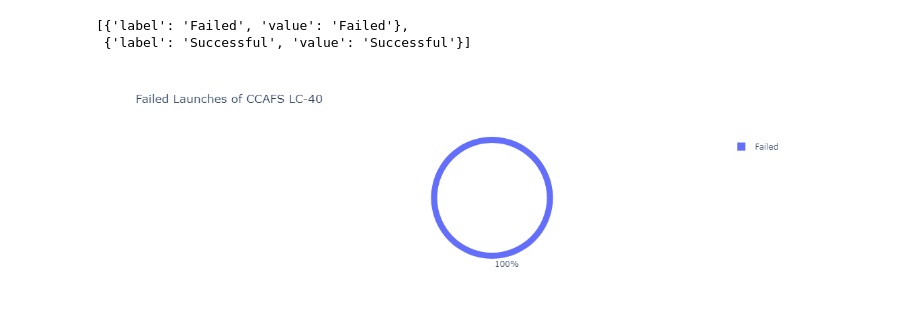
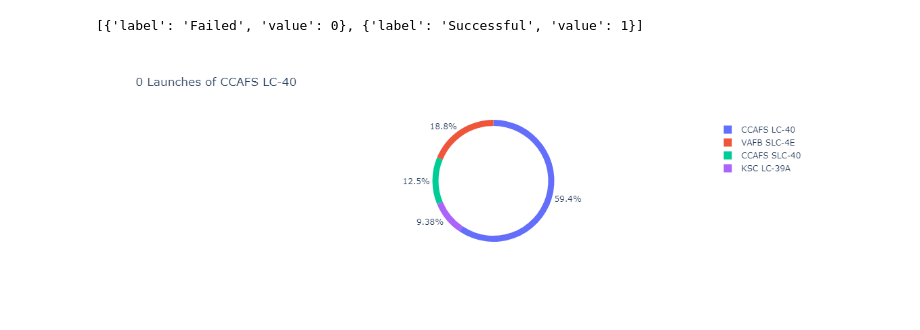
Before and after one commit to imabiodun/IBM-Capstone-Project, a Jupyter notebook: Viz Analysis and Folium/SpaceX_Launch DasbBoard.ipynb, the cells around one changed output. Saved outputs shown, nothing was run; the diff lists cells and outputs as text; code cells hidden in the pictures.

```diff
--- a/Viz Analysis and Folium/SpaceX_Launch DasbBoard.ipynb
+++ b/Viz Analysis and Folium/SpaceX_Launch DasbBoard.ipynb
@@ -15,17 +29,18 @@ array(['v1.0', 'v1.1', 'FT', 'B4', 'B5'], dtype=object)
 # %%
-spaceX_df.drop('Unnamed: 0',axis=1,inplace=True)
+#dropping unwanted columns
+spaceX_df.drop(['Unnamed: 0','Flight Number'],axis=1,inplace=True)
 # %%
+# setting the options variable for th dashboard
 Launch_site=spaceX_df['Launch Site'].unique()
 options_ls=[]
 options_ls=[{'label':a,'value':a} for a in Launch_site]
 options_ls.append({'label':'All sites','value':'All'})
 mapping_={0:'Failed',1:'Successful'}
 Outcome_=spaceX_df["class"].unique()
-options_outcome=[{'label':mapping_[a],'value':mapping_[a]} for a in Outcome_]
+options_outcome=[{'label':mapping_[a],'value':a} for a in Outcome_]
 # options_outcome.append({'label':'All','value':'All Outcome'})
 options_outcome
 # %% [output]
-[{'label': 'Failed', 'value': 'Failed'},
- {'label': 'Successful', 'value': 'Successful'}]
+[{'label': 'Failed', 'value': 0}, {'label': 'Successful', 'value': 1}]
 # %%
 external_stylesheets_ = ['https://codepen.io/chriddyp/pen/bWLwgP.css']
@@ -50,12 +68,15 @@ html.Div(dcc.Graph(id='success_payload_scatter_chart')),
 # %%
 entered_site='CCAFS LC-40'
 outcome_=0
-__=spaceX_df[(spaceX_df['Launch Site']==entered_site) & (spaceX_df['class']==outcome_)].groupby(['Launch Site','Outcome_']).size().reset_index(name='counts')
-            # print(__)
-pie_= px.pie(__,names='Outcome_', values='counts',hole=.9, title=f'{mapping.get(outcome_)} Launches of {entered_site}')
+spaceX_df.columns
+
+__=spaceX_df[spaceX_df['class']==outcome_].groupby(['Launch Site','class']).size().reset_index(name='counts')
+
+__
+pie_= px.pie(__,names='Launch Site', values='counts',hole=.9, title=f'{outcome_} Launches of {entered_site}')
 pie_
 # %% [output]
-[figure, old version]
+[figure, new version]
 # %%
 # Function decorator to specify function input and output
 @app.callback(Output(component_id='pie_chart', component_property='figure'),
```
Also changed, not shown: parts of 6 cells of this notebook.
